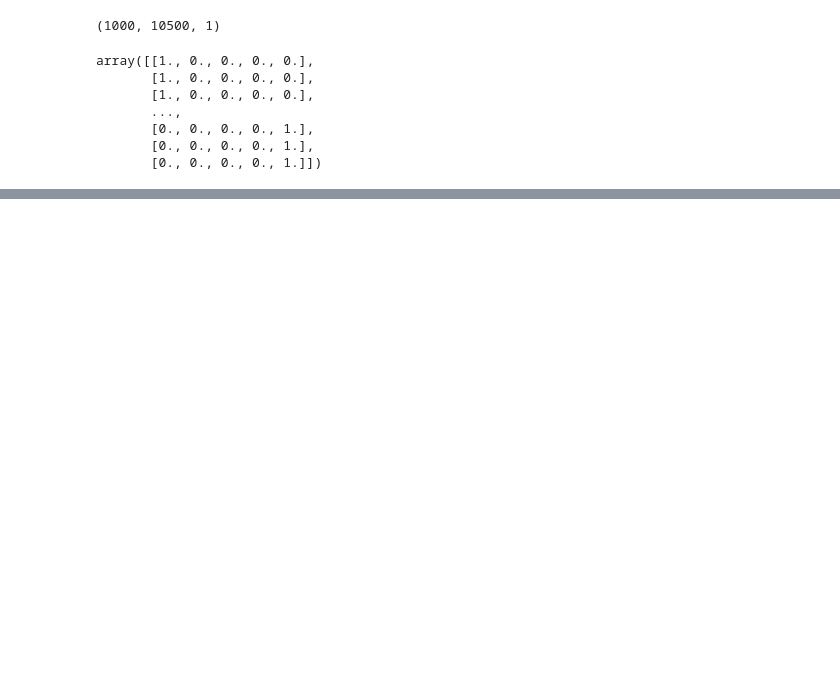
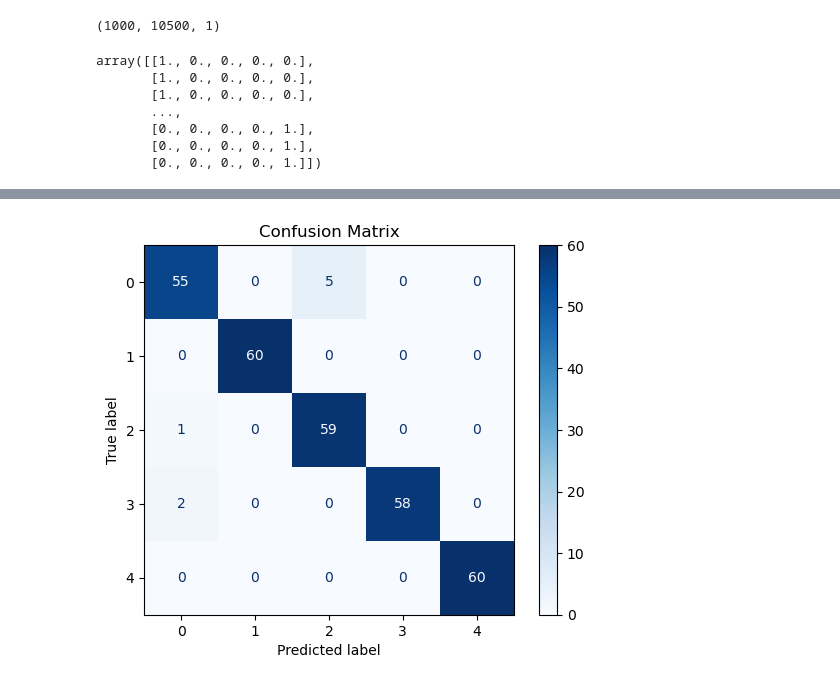
Before and after one commit to rsrini10/PCM, a Jupyter notebook: prelimwaveformcnnmodel.ipynb, the cells around one changed output, grey strips where cells are left out. Cells and saved outputs as stored; diff of their text form; code cells hidden in the pictures; blank space fills up the shorter version.

```diff
--- a/prelimwaveformcnnmodel.ipynb
+++ b/prelimwaveformcnnmodel.ipynb
@@ -1104,0 +1252,4 @@ plt.show()
+# %%
+X = wave_500.T.values
+X = X.reshape((X.shape[0], X.shape[1], 1))
+X.shape
@@ -1104,0 +1258,8 @@ plt.show()
+# %%
+from sklearn.model_selection import train_test_split
+from tensorflow.keras.callbacks import EarlyStopping
+
+X_train, X_test, y_train, y_test = train_test_split(X, y, test_size=0.3, random_state=42,stratify = y)
+
+print(f"X_train shape: {X_train.shape}, y_train shape: {y_train.shape}")
+print(f"X_test shape: {X_test.shape}, y_test shape: {y_test.shape}")
@@ -1104,0 +1329,18 @@ plt.show()
+# %%
+from sklearn.metrics import confusion_matrix, ConfusionMatrixDisplay
+
+if y_test.ndim == 1:
+    y_true = y_test
+else:
+    y_true = np.argmax(y_test, axis=1)
+
+y_pred_probs = model.predict(X_test)
+y_pred = np.argmax(y_pred_probs, axis=1)
+
+cm = confusion_matrix(y_true, y_pred)
+
+disp = ConfusionMatrixDisplay(confusion_matrix=cm)
+disp.plot(cmap='Blues')
+plt.title("Confusion Matrix")
+plt.show()
+# %% [output]
@@ -1104,0 +1348 @@ plt.show()
+[figure, added]
```
Also changed, not shown: parts of 42 cells of this notebook.
